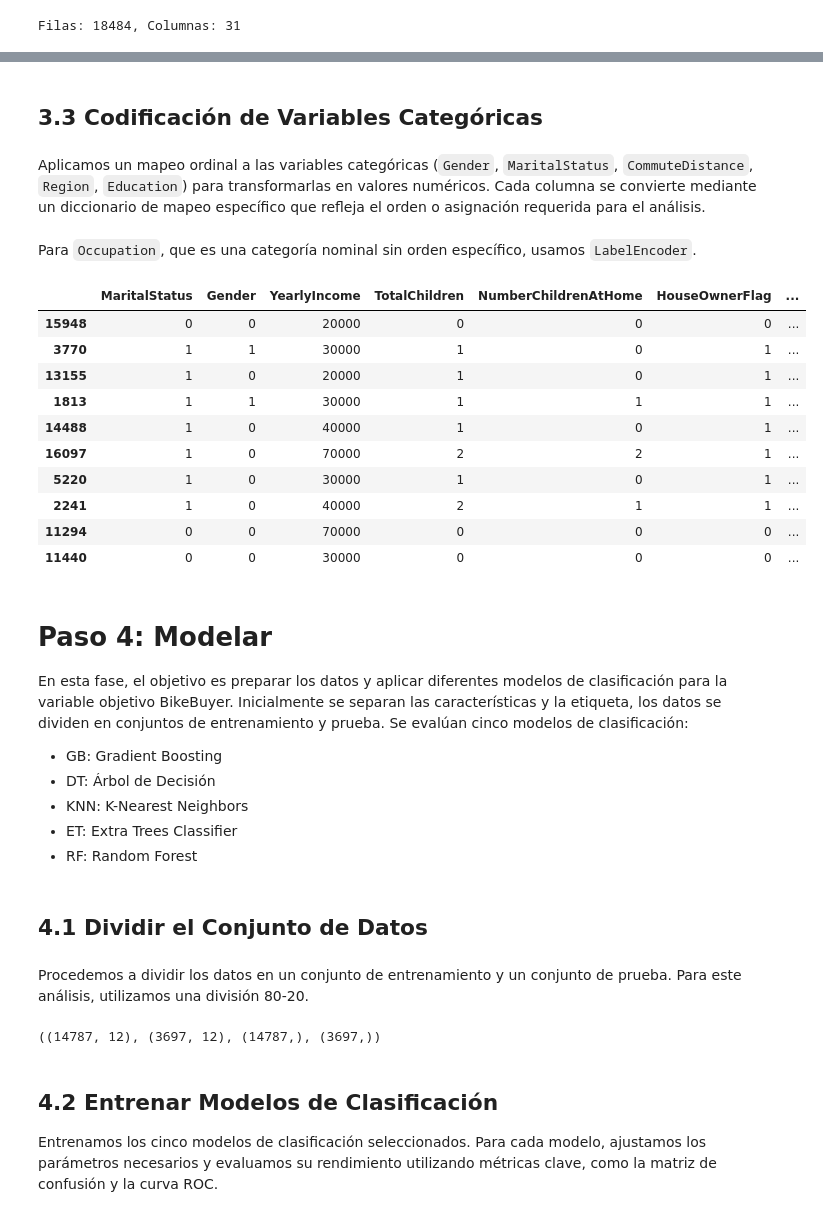
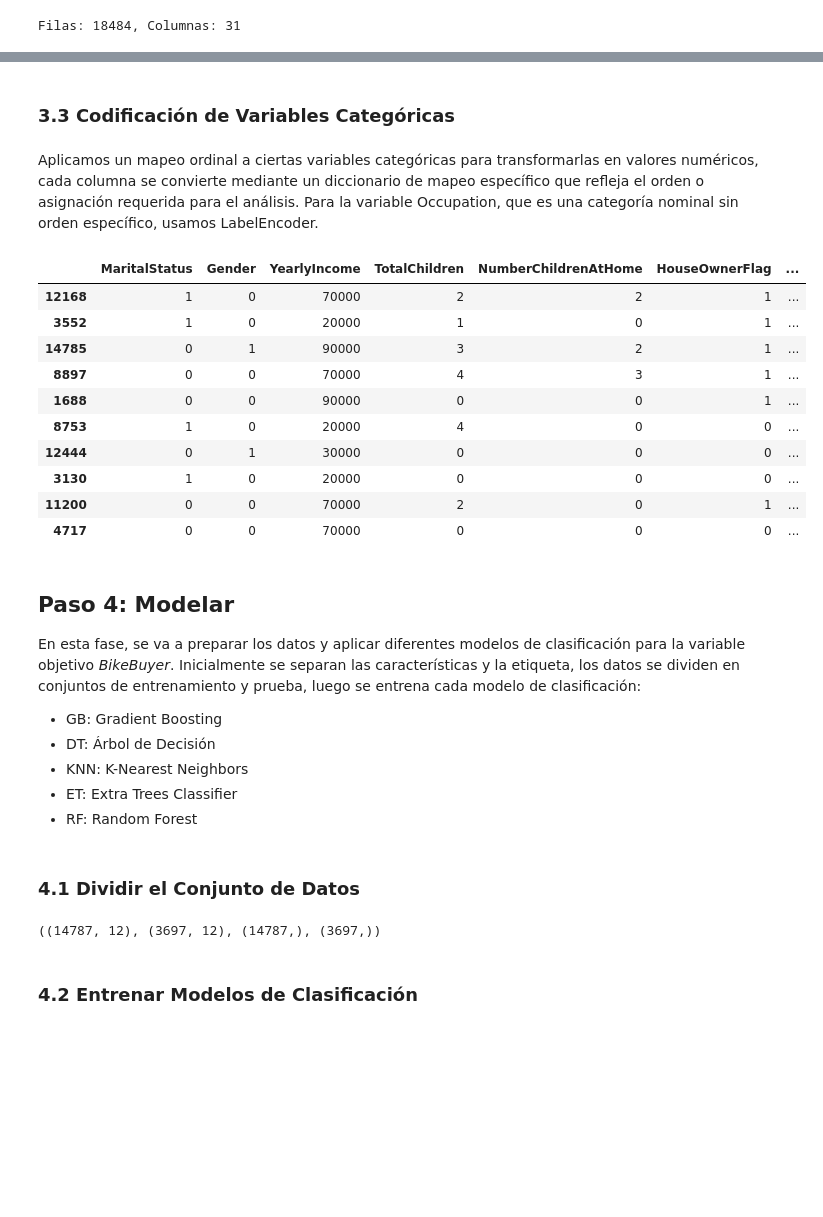
Before and after one commit to ReusJimenez/data-science-modeling-cases, a Jupyter notebook: clasificacion-bikebuyer/ml-clasificacion-bikebuyer.ipynb, the cells around one changed output, grey strips where cells are left out. Saved outputs shown, nothing was run; the diff lists cells and outputs as text; code cells hidden in the pictures; blank space fills up the shorter version.

```diff
--- a/clasificacion-bikebuyer/ml-clasificacion-bikebuyer.ipynb
+++ b/clasificacion-bikebuyer/ml-clasificacion-bikebuyer.ipynb
@@ -189,4 +172,4 @@ En caso de que sea relevante, se pueden crear nuevas características basadas en
 # %%
 # Crear la columna 'Age' a partir de 'BirthDate'
-df_bikebuyer['Age'] = pd.to_datetime('today').year - pd.to_datetime(df_bikebuyer['BirthDate']).dt.year
-df_bikebuyer.drop(columns=['BirthDate'], inplace=True)
+df['Age'] = pd.to_datetime('today').year - pd.to_datetime(df['BirthDate']).dt.year
+df.drop(columns=['BirthDate'], inplace=True)
@@ -195,15 +176,14 @@ Combinamos niveles de educación y ocupaciones.
 # %%
-# Combinar niveles de educación en una sola columna
-df_bikebuyer['Education'] = df_bikebuyer[['EnglishEducation', 'SpanishEducation', 'FrenchEducation']].bfill(axis=1).iloc[:, 0]
-df_bikebuyer.drop(columns=['EnglishEducation', 'SpanishEducation', 'FrenchEducation'], inplace=True)
+# Consolidar columnas multilingües
+df['Education'] = df[['EnglishEducation', 'SpanishEducation', 'FrenchEducation']].bfill(axis=1).iloc[:, 0]
+df.drop(columns=['EnglishEducation', 'SpanishEducation', 'FrenchEducation'], inplace=True)
 
-# Combinar ocupaciones en una sola columna
-df_bikebuyer['Occupation'] = df_bikebuyer[['EnglishOccupation', 'SpanishOccupation', 'FrenchOccupation']].bfill(axis=1).iloc[:, 0]
-df_bikebuyer.drop(columns=['EnglishOccupation', 'SpanishOccupation', 'FrenchOccupation'], inplace=True)
+df['Occupation'] = df[['EnglishOccupation', 'SpanishOccupation', 'FrenchOccupation']].bfill(axis=1).iloc[:, 0]
+df.drop(columns=['EnglishOccupation', 'SpanishOccupation', 'FrenchOccupation'], inplace=True)
 # %% [markdown]
-## 3.3 Codificación de Variables Categóricas
+### 3.3 Codificación de Variables Categóricas
 # %% [markdown]
-Aplicamos un mapeo ordinal a las variables categóricas (`Gender`, `MaritalStatus`, `CommuteDistance`, `Region`, `Education`) para transformarlas en valores numéricos. Cada columna se convierte mediante un diccionario de mapeo específico que refleja el orden o asignación requerida para el análisis.
+Aplicamos un mapeo ordinal a ciertas variables categóricas para transformarlas en valores numéricos, cada columna se convierte mediante un diccionario de mapeo específico que refleja el orden o asignación requerida para el análisis. Para la variable Occupation, que es una categoría nominal sin orden específico, usamos LabelEncoder.
 # %%
 # Diccionario para el mapeo de las columnas categóricas
 category_mappings = {
@@ -216,31 +196,29 @@ category_mappings = {
 
 # Aplicar mapeo ordinal en columnas especificadas
 for col, mapping in category_mappings.items():
-    df_bikebuyer[col] = df_bikebuyer[col].map(mapping)
+    df[col] = df[col].map(mapping)
-# %% [markdown]
-Para `Occupation`, que es una categoría nominal sin orden específico, usamos `LabelEncoder`.
 # %%
 # Transformar la columna Occupation (nominal) usando LabelEncoder
 label_encoder = LabelEncoder()
-df_bikebuyer['Occupation'] = label_encoder.fit_transform(df_bikebuyer['Occupation'])
+df['Occupation'] = label_encoder.fit_transform(df['Occupation'])
 # %%
 # Muestra del dataset después de los cambios
-df_bikebuyer.sample(10)
+df.sample(10)
 # %% [output]
 |  | MaritalStatus | Gender | YearlyIncome | TotalChildren | NumberChildrenAtHome | HouseOwnerFlag | ... |
-| 15948 | 0 | 0 | 20000 | 0 | 0 | 0 | ... |
-| 3770 | 1 | 1 | 30000 | 1 | 0 | 1 | ... |
-| 13155 | 1 | 0 | 20000 | 1 | 0 | 1 | ... |
-| 1813 | 1 | 1 | 30000 | 1 | 1 | 1 | ... |
-| 14488 | 1 | 0 | 40000 | 1 | 0 | 1 | ... |
-| 16097 | 1 | 0 | 70000 | 2 | 2 | 1 | ... |
-| 5220 | 1 | 0 | 30000 | 1 | 0 | 1 | ... |
-| 2241 | 1 | 0 | 40000 | 2 | 1 | 1 | ... |
-| 11294 | 0 | 0 | 70000 | 0 | 0 | 0 | ... |
-| 11440 | 0 | 0 | 30000 | 0 | 0 | 0 | ... |
+| 12168 | 1 | 0 | 70000 | 2 | 2 | 1 | ... |
+| 3552 | 1 | 0 | 20000 | 1 | 0 | 1 | ... |
+| 14785 | 0 | 1 | 90000 | 3 | 2 | 1 | ... |
+| 8897 | 0 | 0 | 70000 | 4 | 3 | 1 | ... |
+| 1688 | 0 | 0 | 90000 | 0 | 0 | 1 | ... |
+| 8753 | 1 | 0 | 20000 | 4 | 0 | 0 | ... |
+| 12444 | 0 | 1 | 30000 | 0 | 0 | 0 | ... |
+| 3130 | 1 | 0 | 20000 | 0 | 0 | 0 | ... |
+| 11200 | 0 | 0 | 70000 | 2 | 0 | 1 | ... |
+| 4717 | 0 | 0 | 70000 | 0 | 0 | 0 | ... |
 # %% [markdown]
-# Paso 4: Modelar
-En esta fase, el objetivo es preparar los datos y aplicar diferentes modelos de clasificación para la variable objetivo BikeBuyer. Inicialmente se separan las características y la etiqueta, los datos se dividen en conjuntos de entrenamiento y prueba. Se evalúan cinco modelos de clasificación:
+## Paso 4: Modelar
+En esta fase, se va a preparar los datos y aplicar diferentes modelos de clasificación para la variable objetivo *BikeBuyer*. Inicialmente se separan las características y la etiqueta, los datos se dividen en conjuntos de entrenamiento y prueba, luego se entrena cada modelo de clasificación:
 
 - GB: Gradient Boosting
 - DT: Árbol de Decisión
@@ -248,8 +226,6 @@ En esta fase, el objetivo es preparar los datos y aplicar diferentes modelos de
 - ET: Extra Trees Classifier
 - RF: Random Forest
 # %% [markdown]
-## 4.1 Dividir el Conjunto de Datos
+### 4.1 Dividir el Conjunto de Datos
-# %% [markdown]
-Procedemos a dividir los datos en un conjunto de entrenamiento y un conjunto de prueba. Para este análisis, utilizamos una división 80-20.
 # %%
 # Definición de variables X e y
@@ -264,6 +240,5 @@ X_train.shape, X_test.shape, y_train.shape, y_test.shape
 # %% [output]
 ((14787, 12), (3697, 12), (14787,), (3697,))
 # %% [markdown]
-## 4.2 Entrenar Modelos de Clasificación
-Entrenamos los cinco modelos de clasificación seleccionados. Para cada modelo, ajustamos los parámetros necesarios y evaluamos su rendimiento utilizando métricas clave, como la matriz de confusión y la curva ROC.
+### 4.2 Entrenar Modelos de Clasificación
 # %% [markdown]
```
Also changed, not shown: parts of 105 cells of this notebook.
